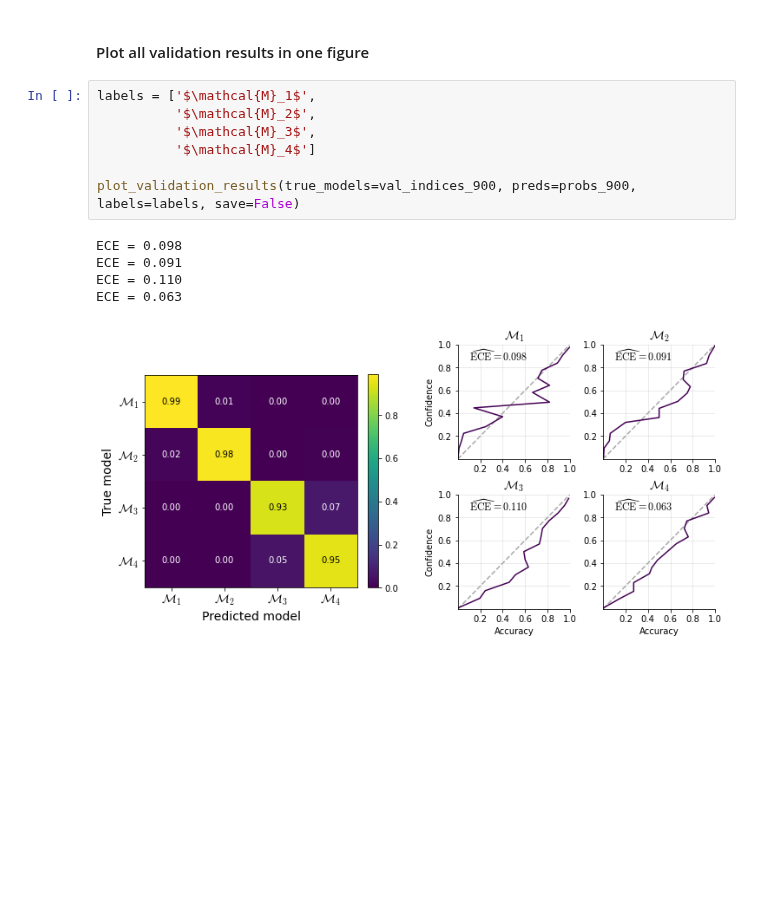
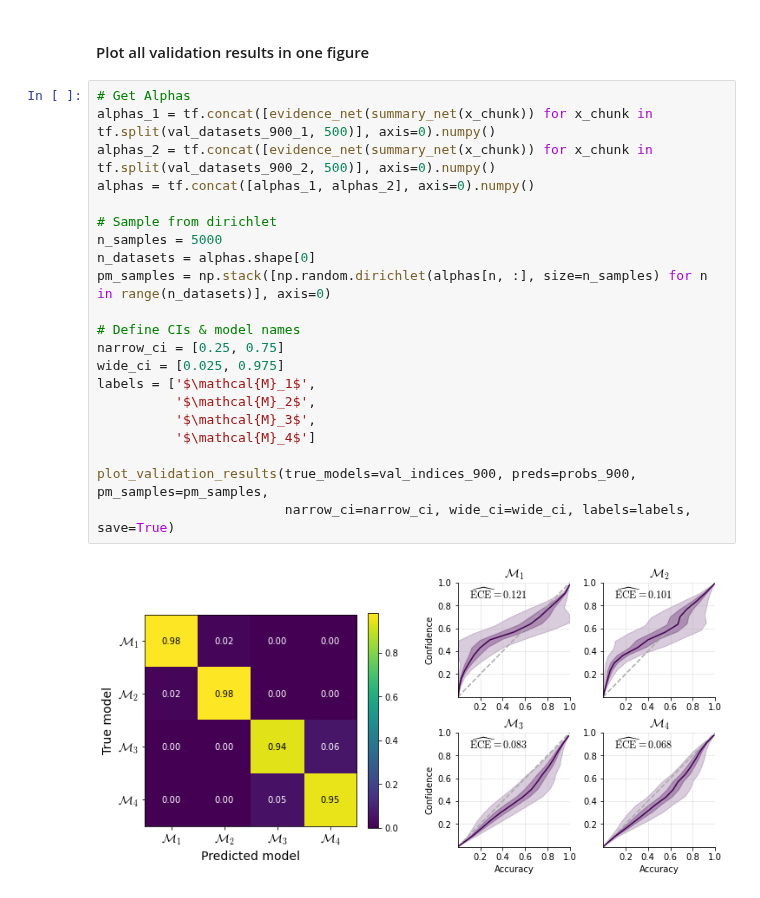
Before and after one commit to elseml/DeepHierarchicalModelComparison, a Jupyter notebook: notebooks/03_levy_flight_application/04_validate_networks.ipynb, the cells around one changed output. Drawn from its saved outputs; the diff is of its cells as text; blank space fills up the shorter version.

Commit message:
add calibration curves with uncertainty

```diff
--- a/notebooks/03_levy_flight_application/04_validate_networks.ipynb
+++ b/notebooks/03_levy_flight_application/04_validate_networks.ipynb
@@ -202,15 +202,25 @@ for m in range(4):
 # %% [markdown]
 #### Plot all validation results in one figure
-# %%
-labels = ['$\mathcal{M}_1$',
-          '$\mathcal{M}_2$',
-          '$\mathcal{M}_3$',
-          '$\mathcal{M}_4$']
-
-plot_validation_results(true_models=val_indices_900, preds=probs_900, labels=labels, save=False)
-# %% [output]
-ECE = 0.098
-ECE = 0.091
-ECE = 0.110
-ECE = 0.063
-[figure, removed]
+# %%
+# Get Alphas
+alphas_1 = tf.concat([evidence_net(summary_net(x_chunk)) for x_chunk in tf.split(val_datasets_900_1, 500)], axis=0).numpy()
+alphas_2 = tf.concat([evidence_net(summary_net(x_chunk)) for x_chunk in tf.split(val_datasets_900_2, 500)], axis=0).numpy()
+alphas = tf.concat([alphas_1, alphas_2], axis=0).numpy()
+
+# Sample from dirichlet
+n_samples = 5000
+n_datasets = alphas.shape[0]
+pm_samples = np.stack([np.random.dirichlet(alphas[n, :], size=n_samples) for n in range(n_datasets)], axis=0)
+
+# Define CIs & model names
+narrow_ci = [0.25, 0.75]
+wide_ci = [0.025, 0.975]
+labels = ['$\mathcal{M}_1$',
+          '$\mathcal{M}_2$',
+          '$\mathcal{M}_3$',
+          '$\mathcal{M}_4$']
+
+plot_validation_results(true_models=val_indices_900, preds=probs_900, pm_samples=pm_samples,
+                        narrow_ci=narrow_ci, wide_ci=wide_ci, labels=labels, save=True)
+# %% [output]
+[figure, added]
```
Also changed, not shown: parts of 2 cells of this notebook, 1 other file.
